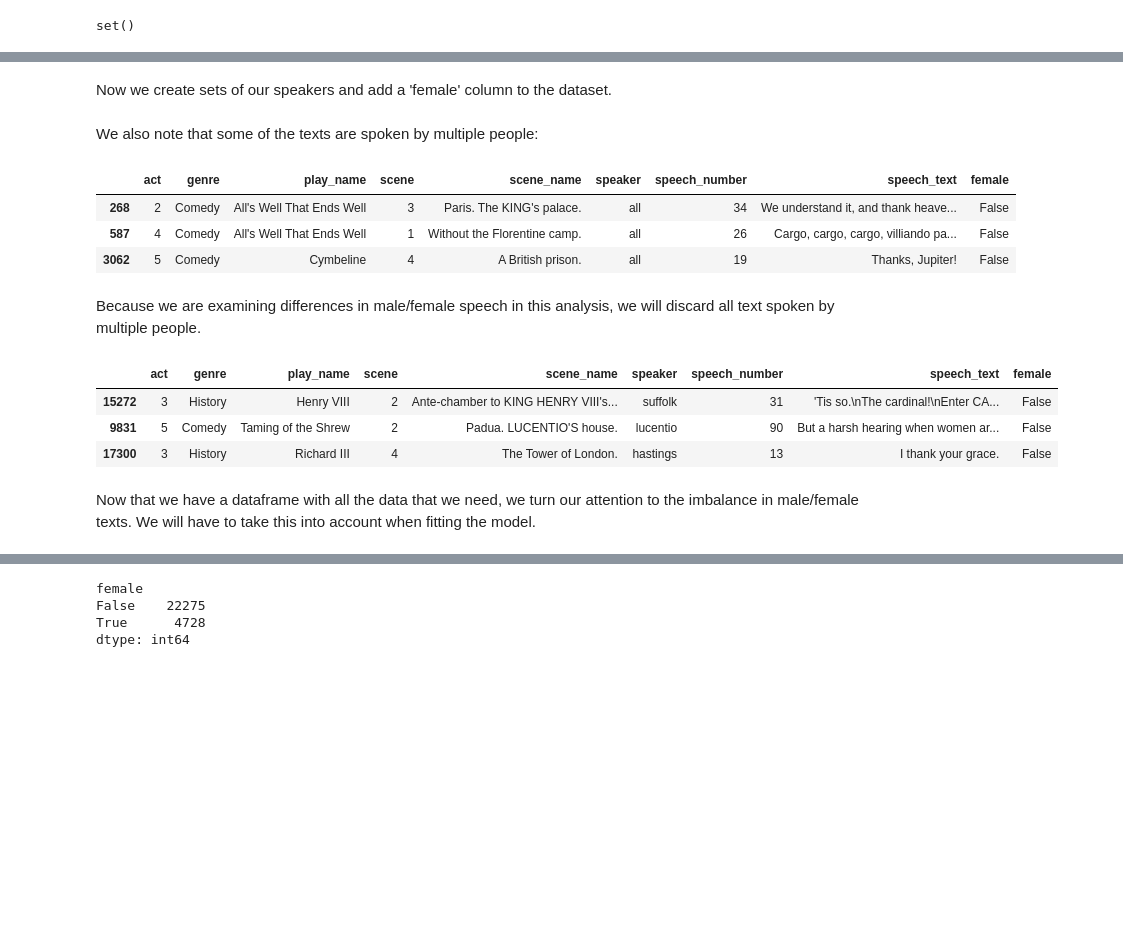
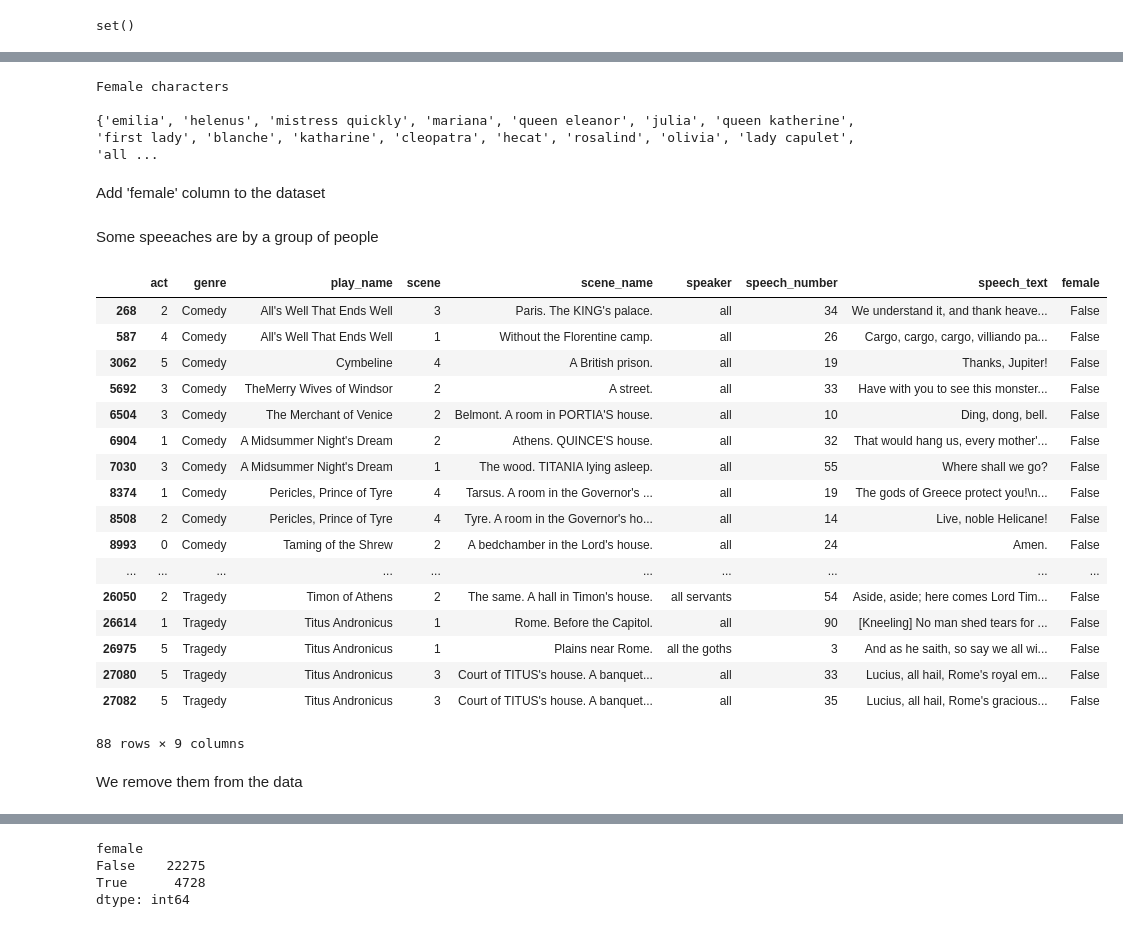
Before and after one commit to adubitskiy/csci82, a Jupyter notebook: hw5/hw5_gender_cls.ipynb, the cells around one changed output, grey strips where cells are left out. Saved outputs shown, nothing was run; the diff lists cells and outputs as text; code cells hidden in the pictures; blank space fills up the shorter version.

```diff
--- a/hw5/hw5_gender_cls.ipynb
+++ b/hw5/hw5_gender_cls.ipynb
@@ -94,3 +98,11 @@ print(their_names - our_names)
+# %%
+their_speakers = set(female_characters_df.character)
+print('Female characters \n')
+print(their_speakers)
+# %% [output]
+Female characters
+
+{'emilia', 'helenus', 'mistress quickly', 'mariana', 'queen eleanor', 'julia', 'queen katherine', 'first lady', 'blanche', 'katharine', 'cleopatra', 'hecat', 'rosalind', 'olivia', 'lady capulet', 'all ...
 # %% [markdown]
-Now we create sets of our speakers and add a 'female' column to the dataset.
+Add 'female' column to the dataset
 # %%
@@ -100,22 +109,28 @@ their_speakers = set(female_characters_df.character)
 speeches_df['female'] = speeches_df.apply(lambda r : r['speaker'] in their_speakers, axis=1)
-# %% [markdown]
-We also note that some of the texts are spoken by multiple people:
+# %% [markdown]
+Some speeaches are by a group of people
 # %%
-speeches_df[speeches_df.speaker.str.startswith('all')][0:3]
+speeches_df[speeches_df.speaker.str.startswith('all')]
 # %% [output]
 |  | act | genre | play_name | scene | scene_name | speaker | speech_number | speech_text | female |
 | 268 | 2 | Comedy | All's Well That Ends Well | 3 | Paris. The KING's palace. | all | 34 | We understand it, and thank heave... | False |
 | 587 | 4 | Comedy | All's Well That Ends Well | 1 | Without the Florentine camp. | all | 26 | Cargo, cargo, cargo, villiando pa... | False |
 | 3062 | 5 | Comedy | Cymbeline | 4 | A British prison. | all | 19 | Thanks, Jupiter! | False |
+| 5692 | 3 | Comedy | TheMerry Wives of Windsor | 2 | A street. | all | 33 | Have with you to see this monster... | False |
+| 6504 | 3 | Comedy | The Merchant of Venice | 2 | Belmont. A room in PORTIA'S house. | all | 10 | Ding, dong, bell. | False |
+| 6904 | 1 | Comedy | A Midsummer Night's Dream | 2 | Athens. QUINCE'S house. | all | 32 | That would hang us, every mother'... | False |
+| 7030 | 3 | Comedy | A Midsummer Night's Dream | 1 | The wood. TITANIA lying asleep. | all | 55 | Where shall we go? | False |
+| 8374 | 1 | Comedy | Pericles, Prince of Tyre | 4 | Tarsus. A room in the Governor's ... | all | 19 | The gods of Greece protect you!\n... | False |
+| 8508 | 2 | Comedy | Pericles, Prince of Tyre | 4 | Tyre. A room in the Governor's ho... | all | 14 | Live, noble Helicane! | False |
+| 8993 | 0 | Comedy | Taming of the Shrew | 2 | A bedchamber in the Lord's house. | all | 24 | Amen. | False |
+| ... | ... | ... | ... | ... | ... | ... | ... | ... | ... |
+| 26050 | 2 | Tragedy | Timon of Athens | 2 | The same. A hall in Timon's house. | all servants | 54 | Aside, aside; here comes Lord Tim... | False |
+| 26614 | 1 | Tragedy | Titus Andronicus | 1 | Rome. Before the Capitol. | all | 90 | [Kneeling] No man shed tears for ... | False |
+| 26975 | 5 | Tragedy | Titus Andronicus | 1 | Plains near Rome. | all the goths | 3 | And as he saith, so say we all wi... | False |
+| 27080 | 5 | Tragedy | Titus Andronicus | 3 | Court of TITUS's house. A banquet... | all | 33 | Lucius, all hail, Rome's royal em... | False |
+| 27082 | 5 | Tragedy | Titus Andronicus | 3 | Court of TITUS's house. A banquet... | all | 35 | Lucius, all hail, Rome's gracious... | False |
+88 rows × 9 columns
-# %% [markdown]
-Because we are examining differences in male/female speech in this analysis, we will discard all text spoken by multiple people.
+# %% [markdown]
+We remove them from the data
 # %%
 speeches_df.drop(speeches_df[speeches_df.speaker.str.startswith('all')].index, inplace = True)
-speeches_df.sample(n = 3)
-# %% [output]
-|  | act | genre | play_name | scene | scene_name | speaker | speech_number | speech_text | female |
-| 15272 | 3 | History | Henry VIII | 2 | Ante-chamber to KING HENRY VIII's... | suffolk | 31 | 'Tis so.\nThe cardinal!\nEnter CA... | False |
-| 9831 | 5 | Comedy | Taming of the Shrew | 2 | Padua. LUCENTIO'S house. | lucentio | 90 | But a harsh hearing when women ar... | False |
-| 17300 | 3 | History | Richard III | 4 | The Tower of London. | hastings | 13 | I thank your grace. | False |
-# %% [markdown]
-Now that we have a dataframe with all the data that we need, we turn our attention to the imbalance in male/female texts. We will have to take this into account when fitting the model.
```
Also changed, not shown: parts of 56 cells of this notebook.
